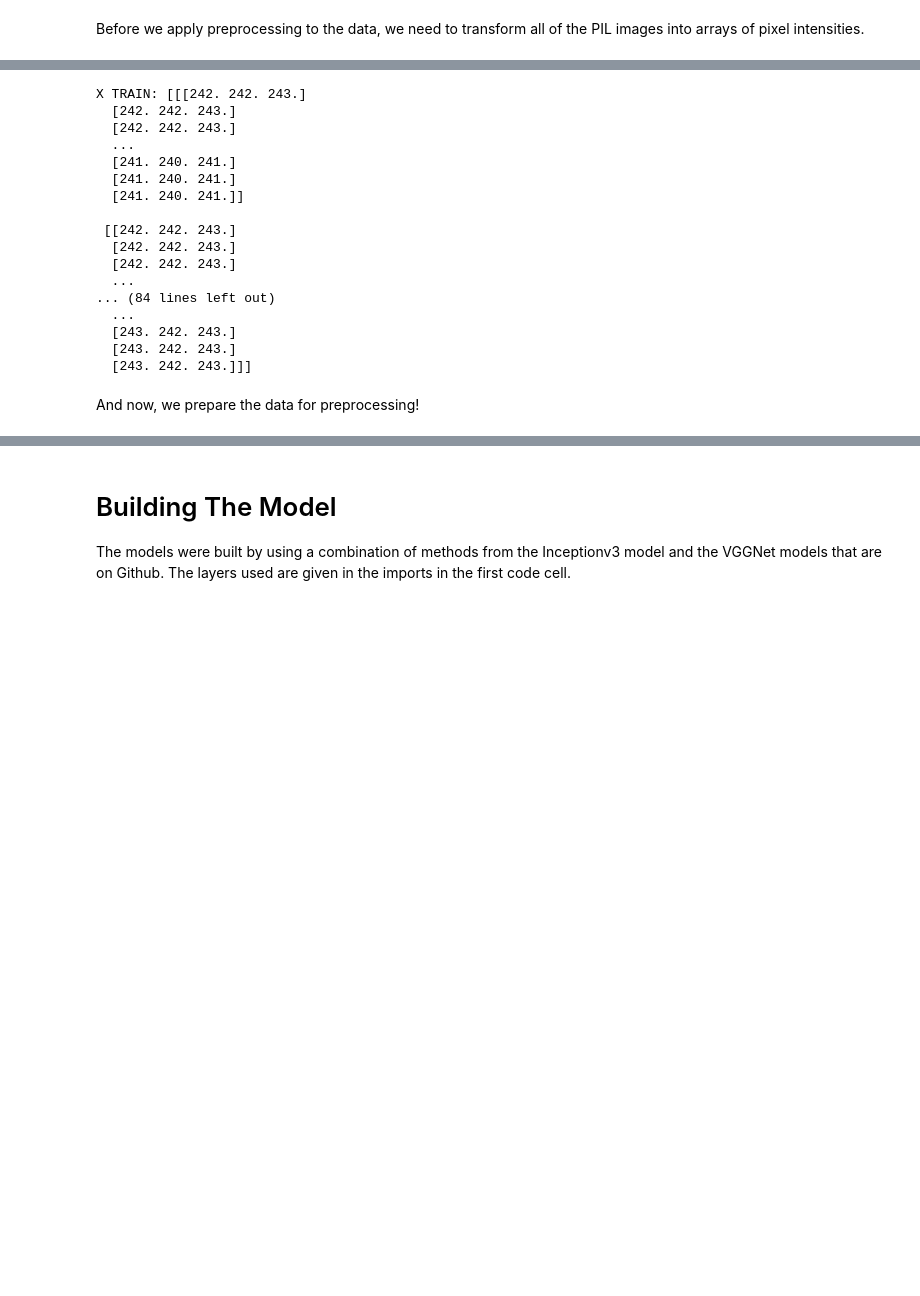
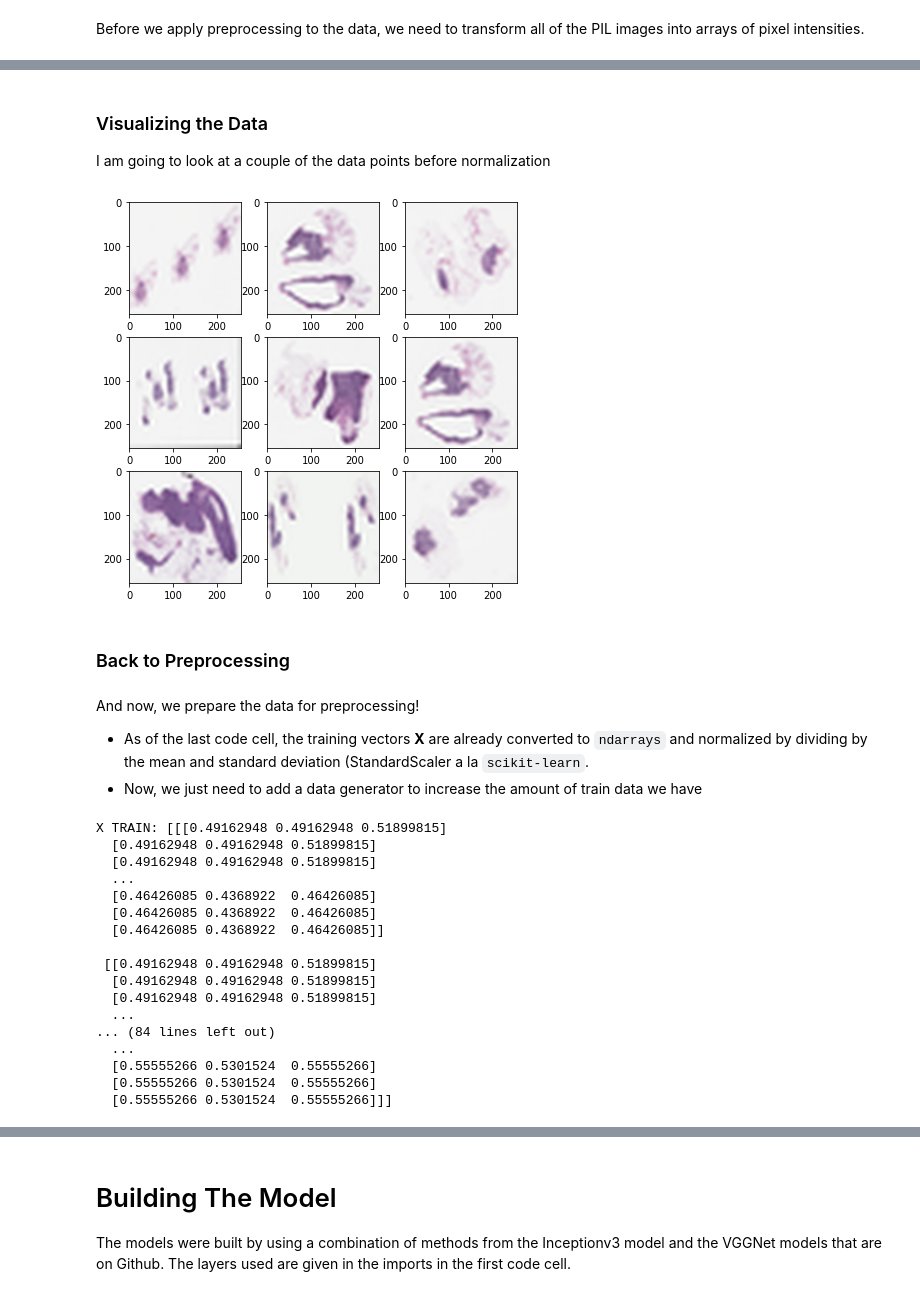
Before and after one commit to AstroNoodles/Mini-Projects, a Jupyter notebook: Parallel Sync CNN Research.ipynb, the cells around one changed output, grey strips where cells are left out. Saved outputs shown, nothing was run; the diff lists cells and outputs as text; code cells hidden in the pictures; blank space fills up the shorter version.

```diff
--- a/Parallel Sync CNN Research.ipynb
+++ b/Parallel Sync CNN Research.ipynb
@@ -321,2 +342,18 @@ def normalize_data(x_train, x_test):
 # %% [markdown]
 Before we apply preprocessing to the data, we need to transform all of the PIL images into arrays of pixel intensities.
+# %%
+xl_train = []
+for i in xi_train:
+  xl_train.append(img_to_array(i))
+
+xl_test = []
+for i in xi_test:
+  xl_test.append(img_to_array(i))
+
+x_train, x_test = np.array(xl_train), np.array(xl_test)
+
+
+print(f"X TRAIN: {x_train[:2]} \n\n")
+print(f"Y TRAIN: {x_test[:2]}")
+
+print(x_train.shape)
@@ -323,27 +378,50 @@ Before we apply preprocessing to the data, we need to transform all of the PIL i
+# %% [markdown]
+### Visualizing the Data
+
+I am going to look at a couple of the data points before normalization
+# %%
+from random import choice
+
+def visualize_cifar(train_data):
+  """ Visualizes the cifar-10 dataset using matplotlib. This helps give a greater understanding
+      of the items that are in the dataset"""
+  plt.figure(figsize=(7, 7))
+  for i in range(1, 10):
+    plt.subplot(3, 3, i)
+    plt.imshow(choice(train_data) / 255)
+
+# if CIFAR
+visualize_cifar(x_train)
+# %% [output]
+[figure, added]
+# %% [markdown]
+### Back to Preprocessing
+# %% [markdown]
+And now, we prepare the data for preprocessing!
+
+*   As of the last code cell, the training vectors **X** are already converted to `ndarrays` and normalized by dividing by the mean and standard deviation (StandardScaler a la `scikit-learn`.
+* Now, we just need to add a data generator to increase the amount of train data we have
 # %%
-x_train = xi_train.map(img_to_array).values
-x_test = xi_test.map(img_to_array).values
+x_train, x_test = normalize_train(x_train), normalize_train(x_test)
 
 print(f"X TRAIN: {x_train[0]} \n\n")
 print(f"Y TRAIN: {x_test[0]}")
 # %% [output]
-X TRAIN: [[[242. 242. 243.]
-  [242. 242. 243.]
-  [242. 242. 243.]
+X TRAIN: [[[0.49162948 0.49162948 0.51899815]
+  [0.49162948 0.49162948 0.51899815]
+  [0.49162948 0.49162948 0.51899815]
   ...
-  [241. 240. 241.]
-  [241. 240. 241.]
-  [241. 240. 241.]]
+  [0.46426085 0.4368922  0.46426085]
+  [0.46426085 0.4368922  0.46426085]
+  [0.46426085 0.4368922  0.46426085]]
 
- [[242. 242. 243.]
-  [242. 242. 243.]
-  [242. 242. 243.]
+ [[0.49162948 0.49162948 0.51899815]
+  [0.49162948 0.49162948 0.51899815]
+  [0.49162948 0.49162948 0.51899815]
   ...
 ... (84 lines left out)
   ...
-  [243. 242. 243.]
-  [243. 242. 243.]
-  [243. 242. 243.]]]
+  [0.55555266 0.5301524  0.55555266]
+  [0.55555266 0.5301524  0.55555266]
+  [0.55555266 0.5301524  0.55555266]]]
-# %% [markdown]
-And now, we prepare the data for preprocessing!
 # %%
```
Also changed, not shown: parts of 30 cells of this notebook.
